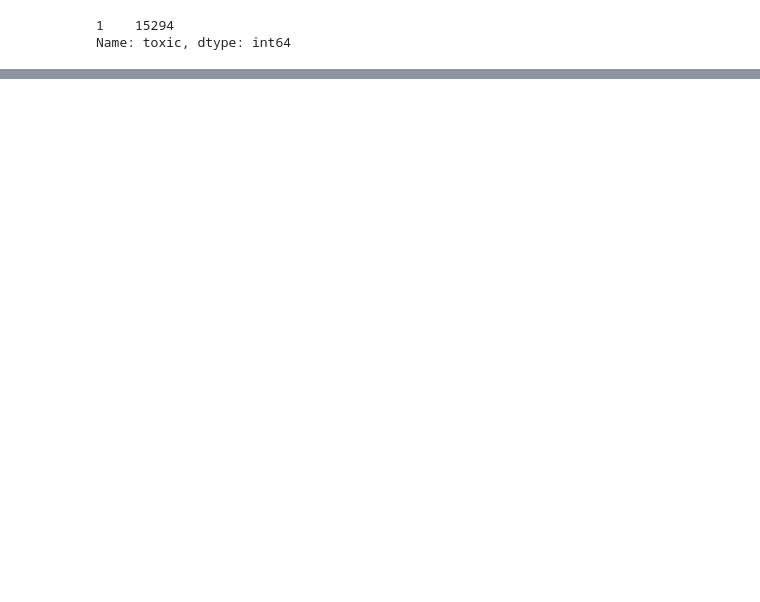
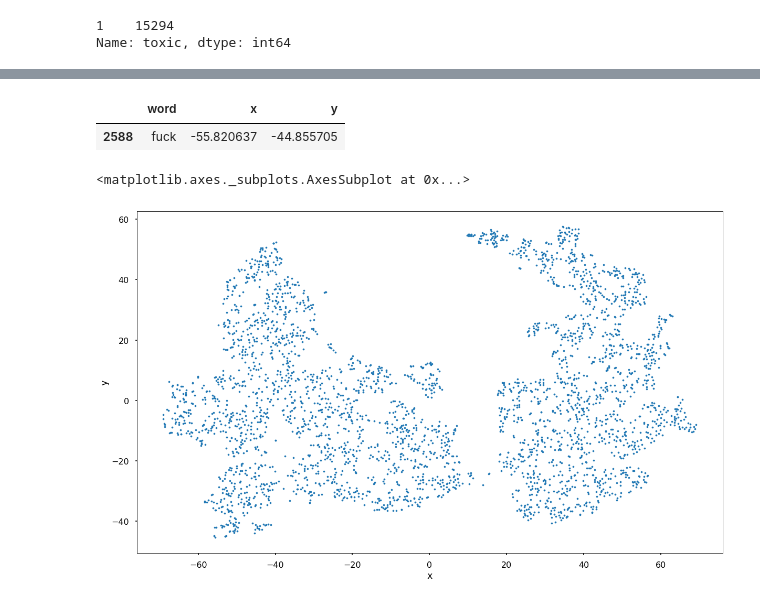
Before and after one commit to rr2n17/AdvML, a Jupyter notebook: Code/downsample.ipynb, the cells around one changed output, grey strips where cells are left out. Drawn from its saved outputs; the diff is of its cells as text; code cells hidden in the pictures; blank space fills up the shorter version.

```diff
--- a/Code/downsample.ipynb
+++ b/Code/downsample.ipynb
@@ -138,0 +126,6 @@ data_small['comment_text'] = data_small['comment_text'].apply(lambda x: tok_and_
+# %%
+def fn(x):
+    if len(x) == 0:
+        x = ["something"]
+    return x
+data_small["comment_text"] = data_small["comment_text"].apply(lambda x: fn(x))
@@ -138,0 +138,10 @@ data_small['comment_text'] = data_small['comment_text'].apply(lambda x: tok_and_
+# %%
+# size = 64, dimensions
+# sg = 1, use Skip-Gram. If zero, it will use CBOW
+# window = 10, context words (10 to the left and 10 to the right)
+# min_count = 3, ignore words with frequency lower than that
+# seed = 42, the answer to the universe, life and everything.
+# workers = 2, number of worker threads.
+model = Word2Vec(sentences=data_small['comment_text'], size=100, sg=1,
+                 window=10, min_count=2, seed=42,
+                 workers=2)
@@ -138,0 +239,28 @@ data_small['comment_text'] = data_small['comment_text'].apply(lambda x: tok_and_
+# %%
+# plot the word embedding
+tsne = sklearn.manifold.TSNE(n_components=2, random_state=0)
+# all_word_vectors_matrix = instance.wv.syn0
+all_word_vectors_matrix = model.wv.vectors
+all_word_vectors_matrix_2d = tsne.fit_transform(all_word_vectors_matrix)
+# %%
+points = pd.DataFrame(
+    [
+        (word, coords[0], coords[1])
+        for word, coords in [
+            (word, all_word_vectors_matrix_2d[model.wv.vocab[word].index])
+            for word in model.wv.vocab
+        ]
+    ],
+    columns=["word", "x", "y"]
+)
+# %%
+points[points["word"] == "fuck"]
+# %% [output]
+|  | word | x | y |
+| 2588 | fuck | -55.820637 | -44.855705 |
+# %%
+sns.set_context("poster")
+points.plot.scatter("x", "y", s=10, figsize=(20, 12))
+# %% [output]
+<matplotlib.axes._subplots.AxesSubplot at 0x...>
+[figure, added]
```
Also changed, not shown: parts of 23 cells of this notebook.
